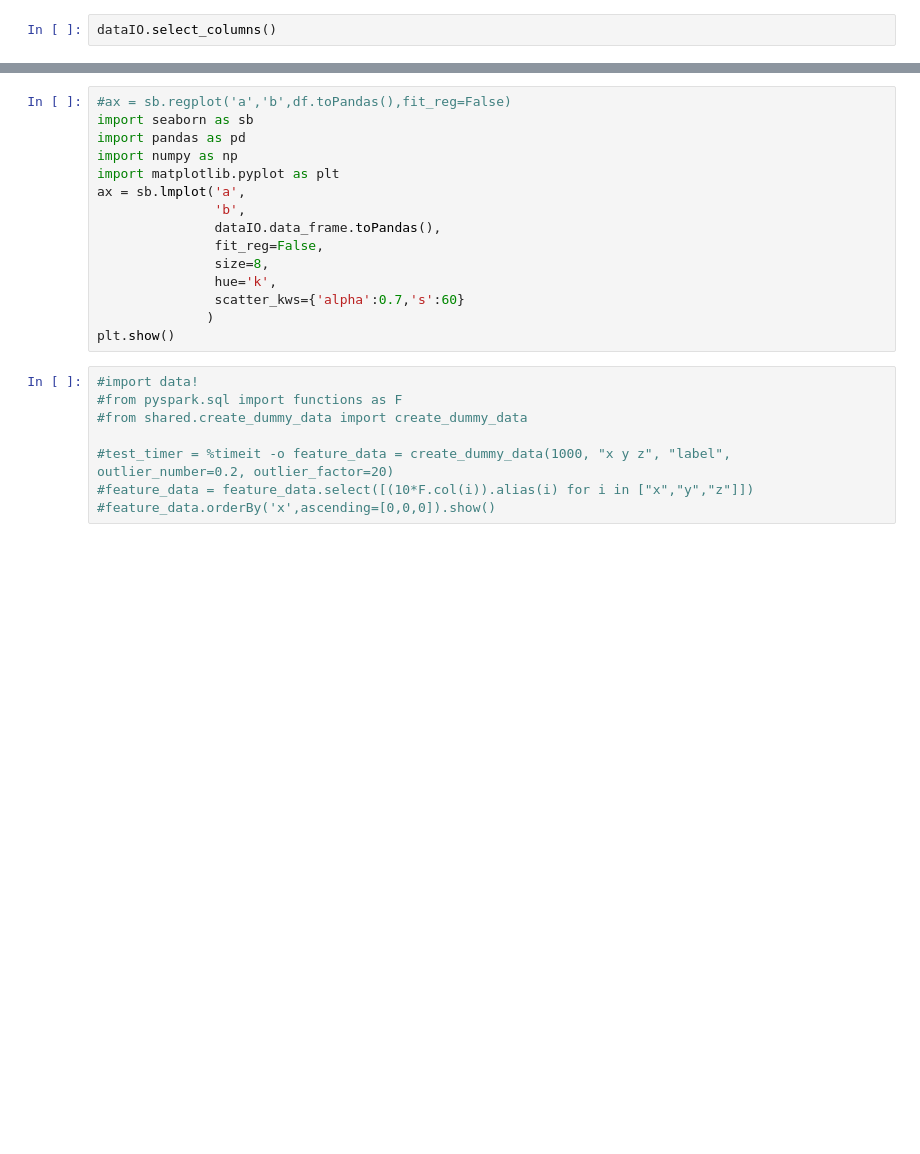
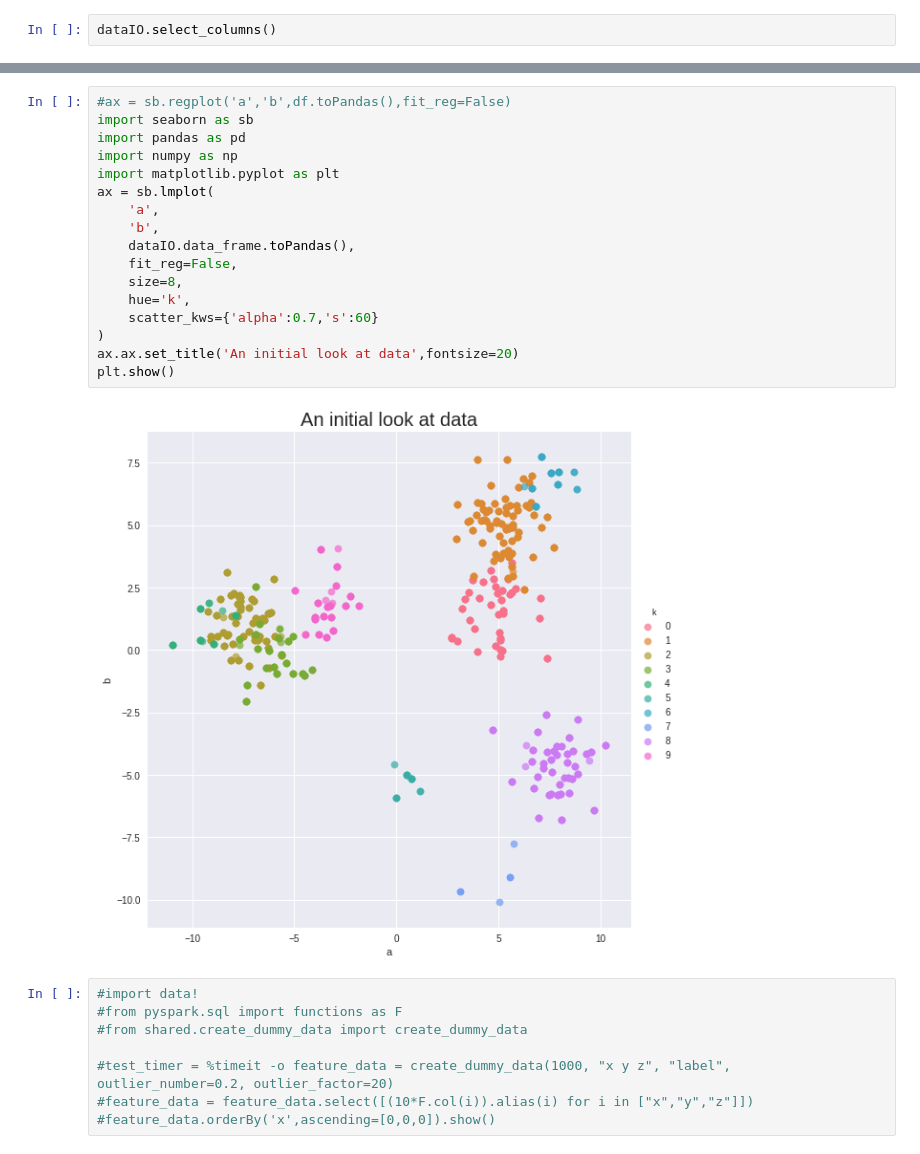
Before and after one commit to mssalvador/WorkflowCleaning, a Jupyter notebook: notebooks/Show_Cleaning.ipynb, the cells around one changed output, grey strips where cells are left out. Saved outputs shown, nothing was run; the diff lists cells and outputs as text; blank space fills up the shorter version.

```diff
--- a/notebooks/Show_Cleaning.ipynb
+++ b/notebooks/Show_Cleaning.ipynb
@@ -42,18 +85,22 @@ df.show(3)
 # %%
 #ax = sb.regplot('a','b',df.toPandas(),fit_reg=False)
 import seaborn as sb
 import pandas as pd
 import numpy as np
 import matplotlib.pyplot as plt
-ax = sb.lmplot('a',
-               'b',
-               dataIO.data_frame.toPandas(),
-               fit_reg=False,
-               size=8,
-               hue='k',
-               scatter_kws={'alpha':0.7,'s':60}
-              )
+ax = sb.lmplot(
+    'a',
+    'b',
+    dataIO.data_frame.toPandas(),
+    fit_reg=False,
+    size=8,
+    hue='k',
+    scatter_kws={'alpha':0.7,'s':60}
+)
+ax.ax.set_title('An initial look at data',fontsize=20)
 plt.show()
+# %% [output]
+[figure, added]
 # %%
 #import data!
 #from pyspark.sql import functions as F
```
Also changed, not shown: parts of 28 cells of this notebook, 3 other files.
